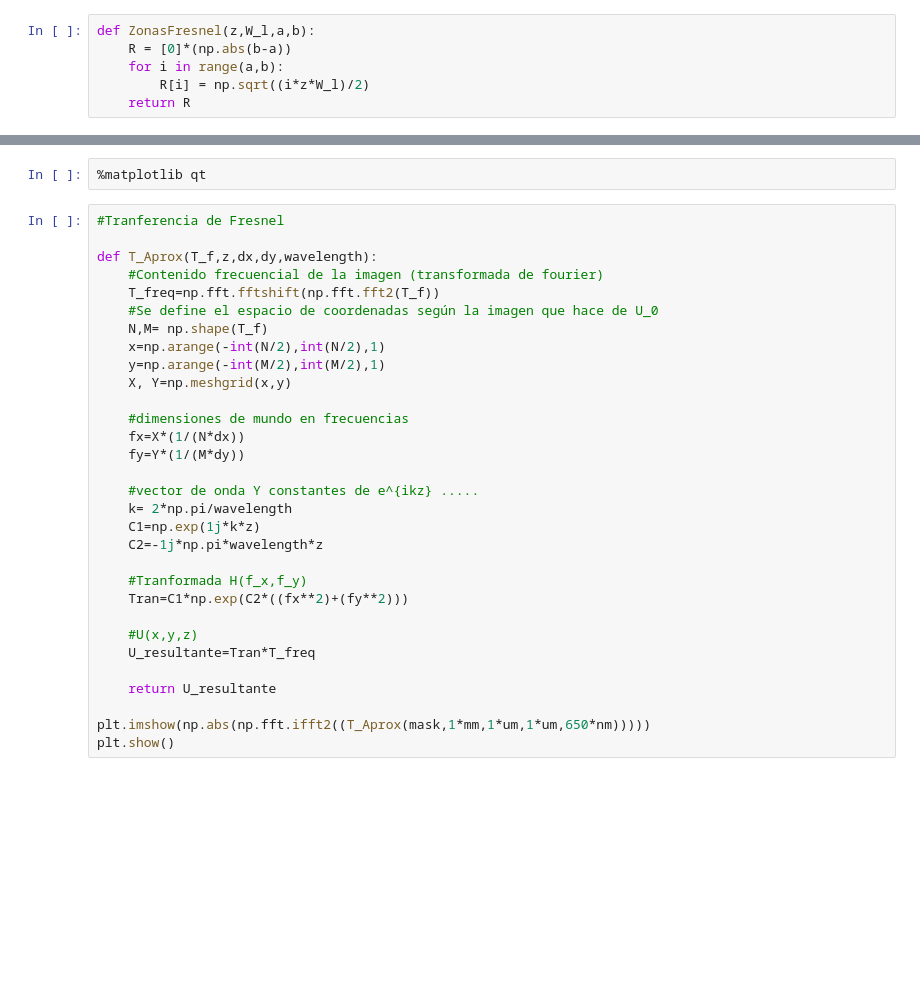
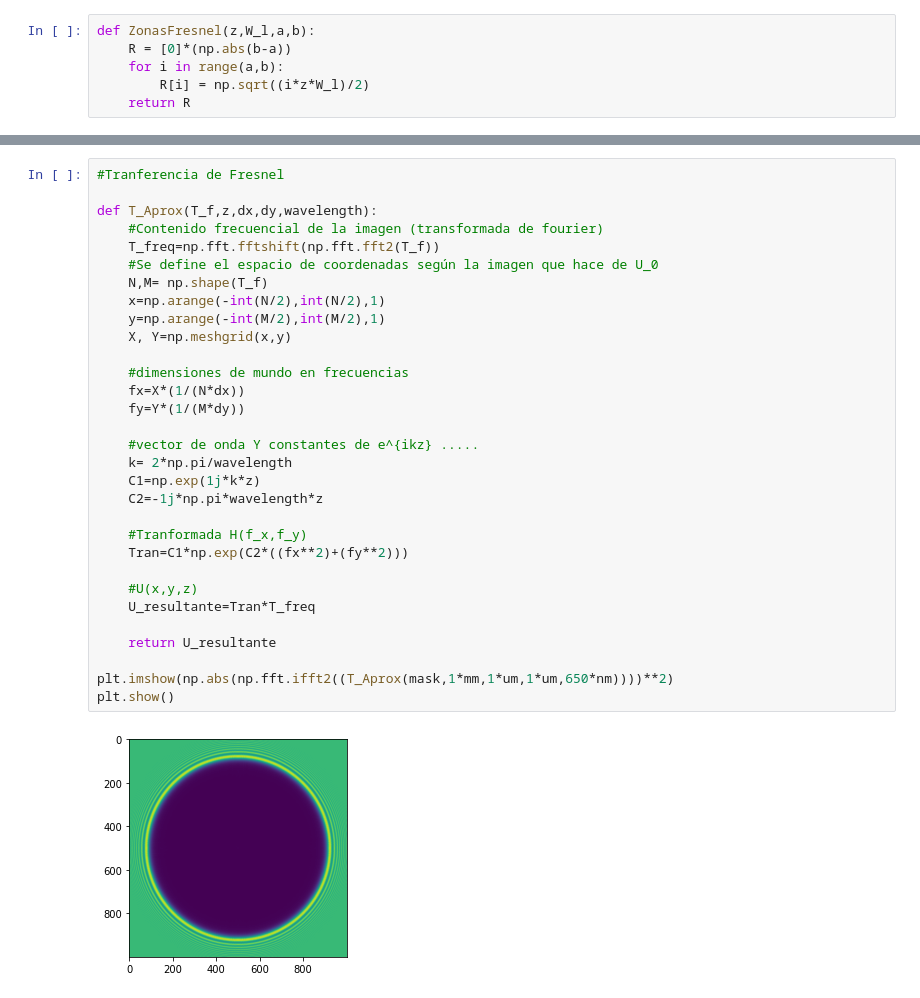
Before and after one commit to JuanDaAC/OpticalInstruments, a Jupyter notebook: Entrega 2/Pruebas/Arago.ipynb, the cells around one changed output, grey strips where cells are left out. Drawn from its saved outputs; the diff is of its cells as text; blank space fills up the shorter version.

```diff
--- a/Entrega 2/Pruebas/Arago.ipynb
+++ b/Entrega 2/Pruebas/Arago.ipynb
@@ -69,33 +79,33 @@ plt.show()
-# %%
-%matplotlib qt
 # %%
 #Tranferencia de Fresnel
 
 def T_Aprox(T_f,z,dx,dy,wavelength):
     #Contenido frecuencial de la imagen (transformada de fourier)
     T_freq=np.fft.fftshift(np.fft.fft2(T_f))
     #Se define el espacio de coordenadas según la imagen que hace de U_0
     N,M= np.shape(T_f)
     x=np.arange(-int(N/2),int(N/2),1)
     y=np.arange(-int(M/2),int(M/2),1)
     X, Y=np.meshgrid(x,y)
 
     #dimensiones de mundo en frecuencias
     fx=X*(1/(N*dx))
     fy=Y*(1/(M*dy))
 
     #vector de onda Y constantes de e^{ikz} .....
     k= 2*np.pi/wavelength
     C1=np.exp(1j*k*z)
     C2=-1j*np.pi*wavelength*z
 
     #Tranformada H(f_x,f_y)
     Tran=C1*np.exp(C2*((fx**2)+(fy**2)))
 
     #U(x,y,z)
     U_resultante=Tran*T_freq
 
     return U_resultante
 
-plt.imshow(np.abs(np.fft.ifft2((T_Aprox(mask,1*mm,1*um,1*um,650*nm)))))
+plt.imshow(np.abs(np.fft.ifft2((T_Aprox(mask,1*mm,1*um,1*um,650*nm))))**2)
 plt.show()
+# %% [output]
+[figure, added]
```
Also changed, not shown: parts of 4 cells of this notebook, 2 other files.
